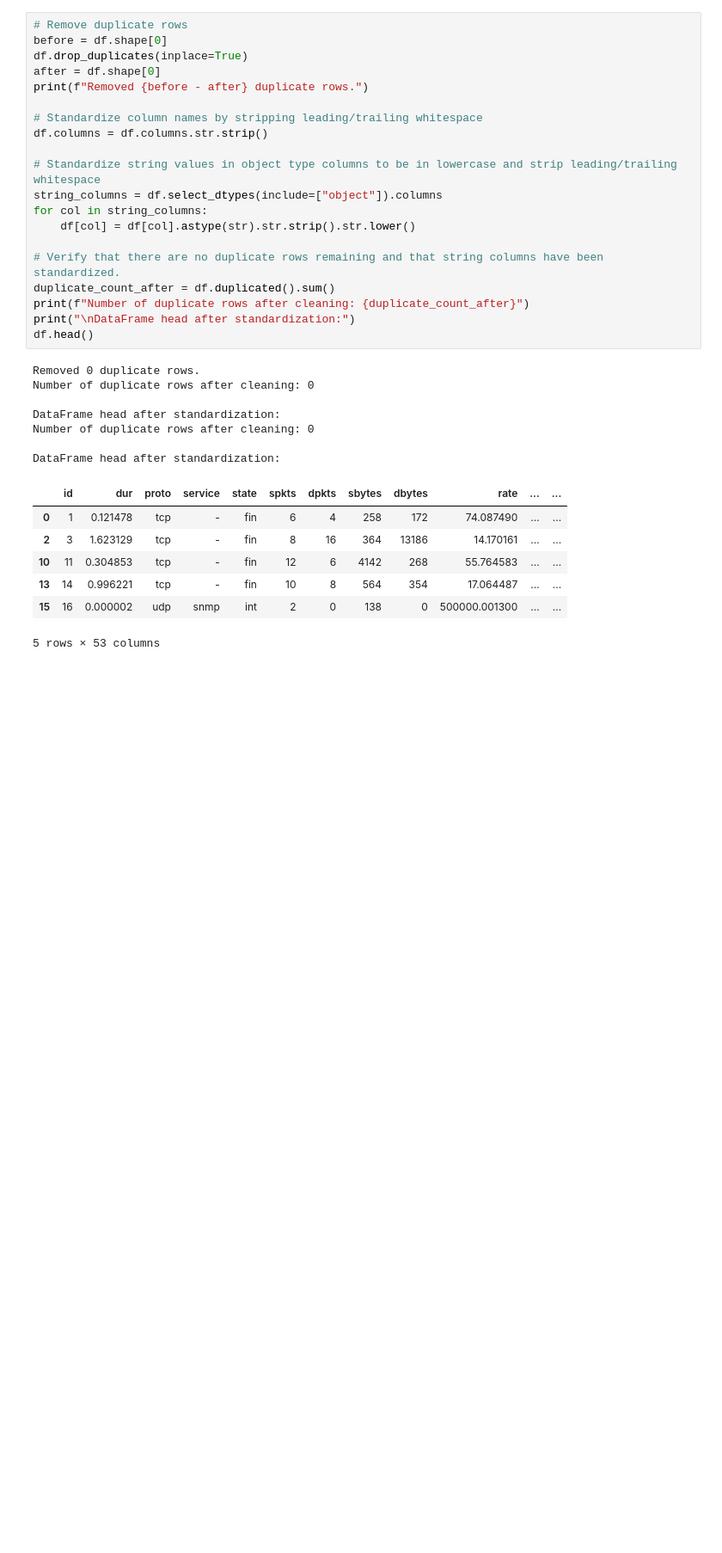
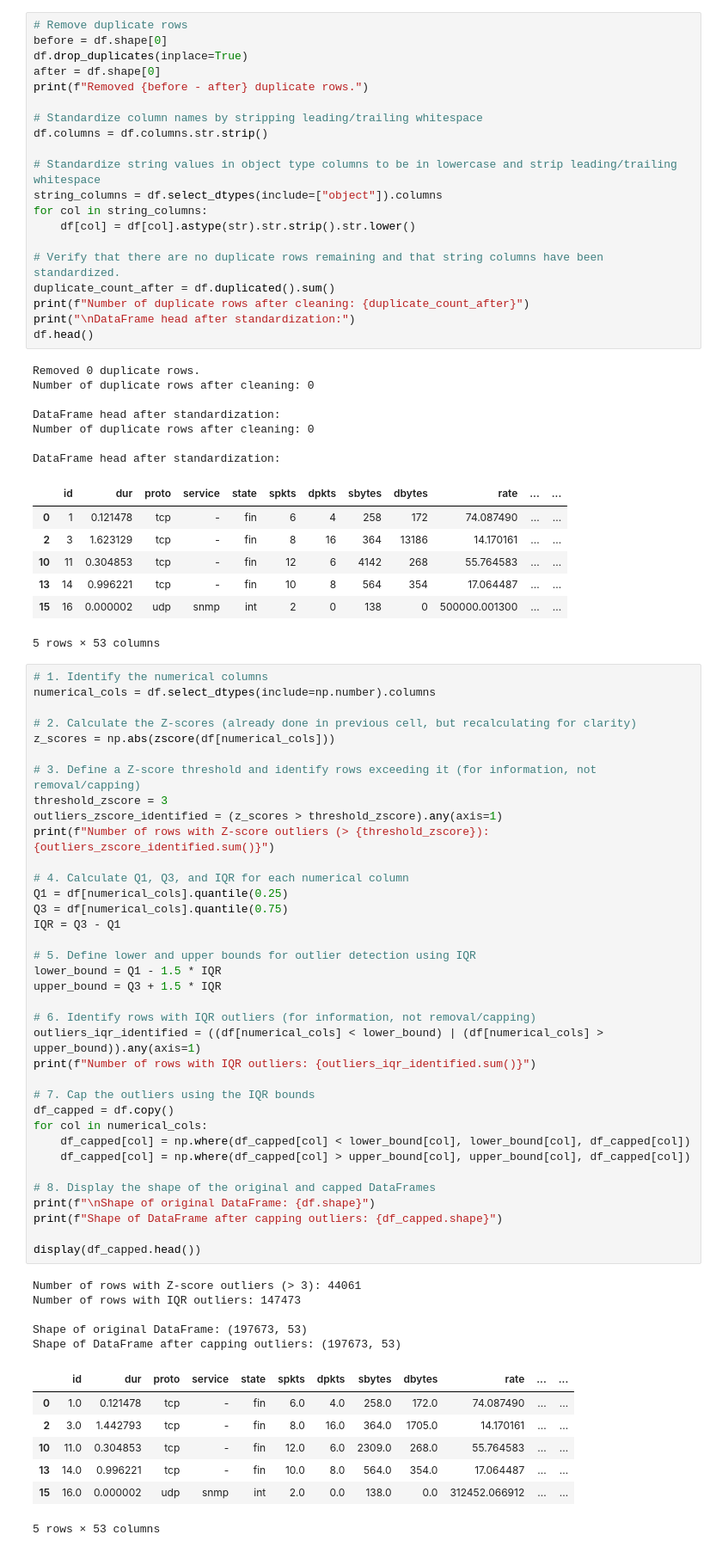
Before and after one commit to Ahsan3172/Zero-day-attack-, a Jupyter notebook: backend/zda.ipynb, the cells around one changed output. Shown at 86% size. Drawn from its saved outputs; the diff is of its cells as text; blank space fills up the shorter version.

Commit message:
Detect and Treat Outliers by Haris

```diff
--- a/backend/zda.ipynb
+++ b/backend/zda.ipynb
@@ -378,3 +378,52 @@ DataFrame head after standardization:
 | 13 | 14 | 0.996221 | tcp | - | fin | 10 | 8 | 564 | 354 | 17.064487 | ... | ... |
 | 15 | 16 | 0.000002 | udp | snmp | int | 2 | 0 | 138 | 0 | 500000.001300 | ... | ... |
 5 rows × 53 columns
+# %%
+# 1. Identify the numerical columns
+numerical_cols = df.select_dtypes(include=np.number).columns
+
+# 2. Calculate the Z-scores (already done in previous cell, but recalculating for clarity)
+z_scores = np.abs(zscore(df[numerical_cols]))
+
+# 3. Define a Z-score threshold and identify rows exceeding it (for information, not removal/capping)
+threshold_zscore = 3
+outliers_zscore_identified = (z_scores > threshold_zscore).any(axis=1)
+print(f"Number of rows with Z-score outliers (> {threshold_zscore}): {outliers_zscore_identified.sum()}")
+
+# 4. Calculate Q1, Q3, and IQR for each numerical column
+Q1 = df[numerical_cols].quantile(0.25)
+Q3 = df[numerical_cols].quantile(0.75)
+IQR = Q3 - Q1
+
+# 5. Define lower and upper bounds for outlier detection using IQR
+lower_bound = Q1 - 1.5 * IQR
+upper_bound = Q3 + 1.5 * IQR
+
+# 6. Identify rows with IQR outliers (for information, not removal/capping)
+outliers_iqr_identified = ((df[numerical_cols] < lower_bound) | (df[numerical_cols] > upper_bound)).any(axis=1)
+print(f"Number of rows with IQR outliers: {outliers_iqr_identified.sum()}")
+
+# 7. Cap the outliers using the IQR bounds
+df_capped = df.copy()
+for col in numerical_cols:
+    df_capped[col] = np.where(df_capped[col] < lower_bound[col], lower_bound[col], df_capped[col])
+    df_capped[col] = np.where(df_capped[col] > upper_bound[col], upper_bound[col], df_capped[col])
+
+# 8. Display the shape of the original and capped DataFrames
+print(f"\nShape of original DataFrame: {df.shape}")
+print(f"Shape of DataFrame after capping outliers: {df_capped.shape}")
+
+display(df_capped.head())
+# %% [output]
+Number of rows with Z-score outliers (> 3): 44061
+Number of rows with IQR outliers: 147473
+
+Shape of original DataFrame: (197673, 53)
+Shape of DataFrame after capping outliers: (197673, 53)
+|  | id | dur | proto | service | state | spkts | dpkts | sbytes | dbytes | rate | ... | ... |
+| 0 | 1.0 | 0.121478 | tcp | - | fin | 6.0 | 4.0 | 258.0 | 172.0 | 74.087490 | ... | ... |
+| 2 | 3.0 | 1.442793 | tcp | - | fin | 8.0 | 16.0 | 364.0 | 1705.0 | 14.170161 | ... | ... |
+| 10 | 11.0 | 0.304853 | tcp | - | fin | 12.0 | 6.0 | 2309.0 | 268.0 | 55.764583 | ... | ... |
+| 13 | 14.0 | 0.996221 | tcp | - | fin | 10.0 | 8.0 | 564.0 | 354.0 | 17.064487 | ... | ... |
+| 15 | 16.0 | 0.000002 | udp | snmp | int | 2.0 | 0.0 | 138.0 | 0.0 | 312452.066912 | ... | ... |
+5 rows × 53 columns
```
